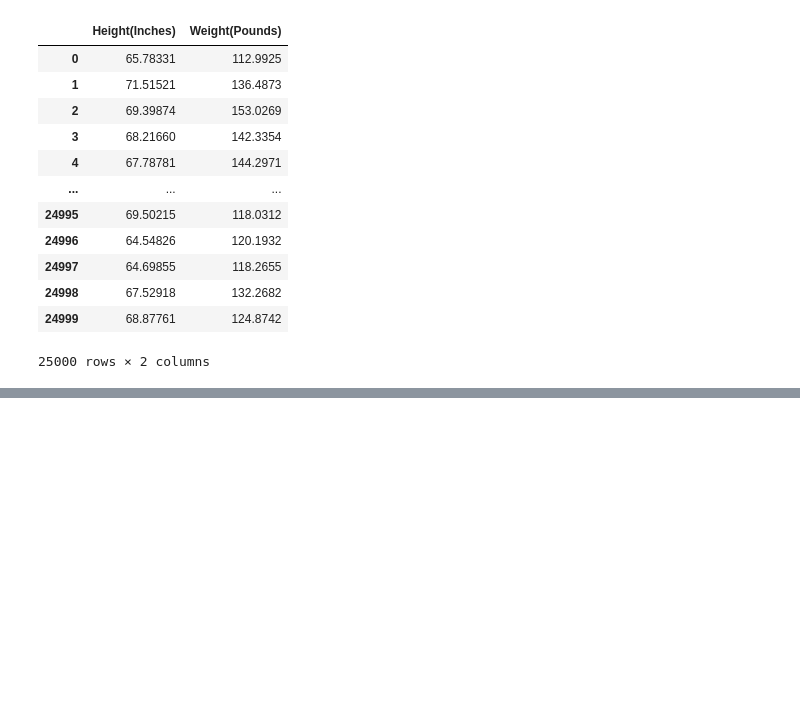
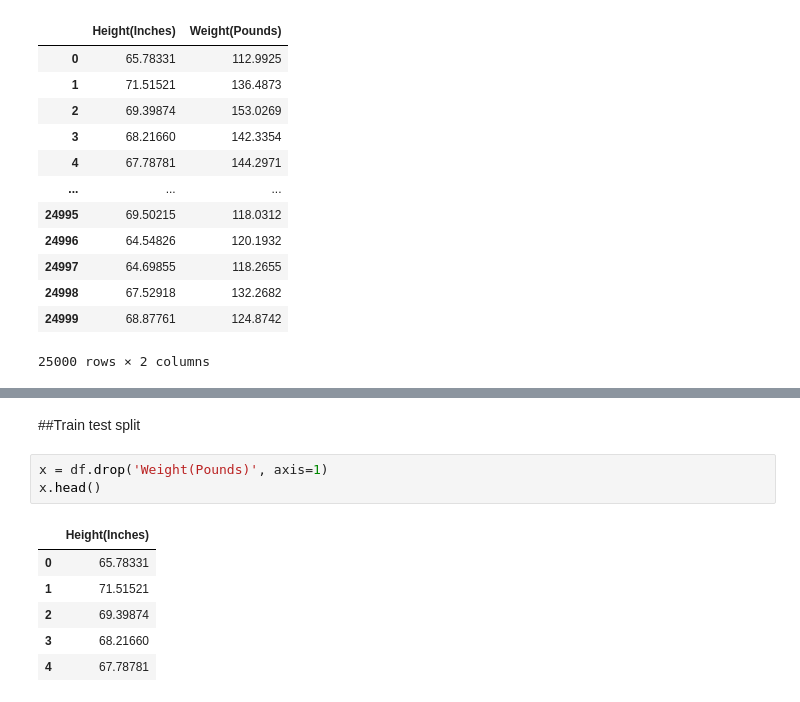
Before and after one commit to pradipmalge/ml-diaries, a Jupyter notebook: challenge/day01/Linear Regression/weight_prediction_from_height_hands_on.ipynb, the cells around one changed output, grey strips where cells are left out. Cells and saved outputs as stored; diff of their text form; blank space fills up the shorter version.

```diff
--- a/challenge/day01/Linear Regression/weight_prediction_from_height_hands_on.ipynb
+++ b/challenge/day01/Linear Regression/weight_prediction_from_height_hands_on.ipynb
@@ -39,0 +102,12 @@ df
+# %% [markdown]
+##Train test split
+# %%
+x = df.drop('Weight(Pounds)', axis=1)
+x.head()
+# %% [output]
+|  | Height(Inches) |
+| 0 | 65.78331 |
+| 1 | 71.51521 |
+| 2 | 69.39874 |
+| 3 | 68.21660 |
+| 4 | 67.78781 |
```
Also changed, not shown: parts of 38 cells of this notebook.
